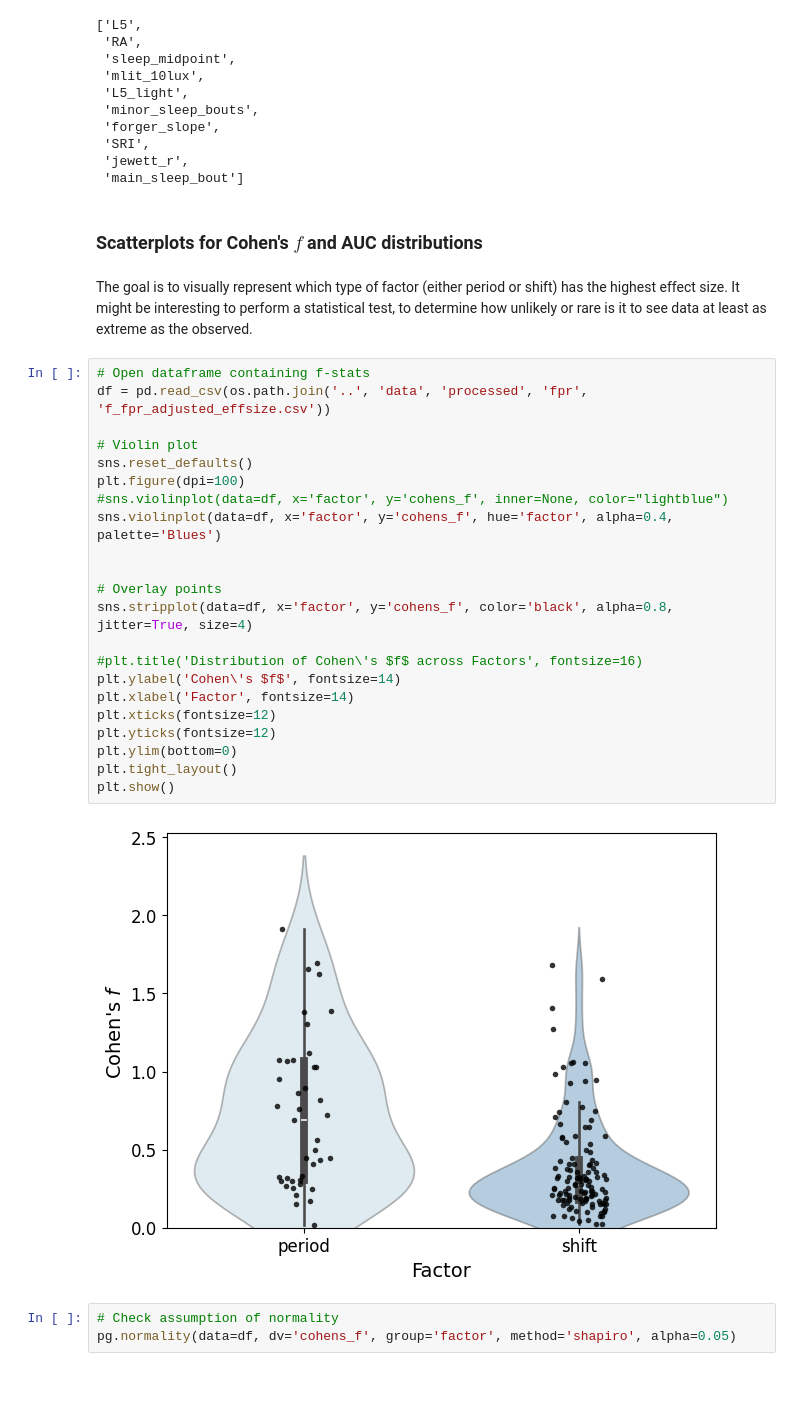
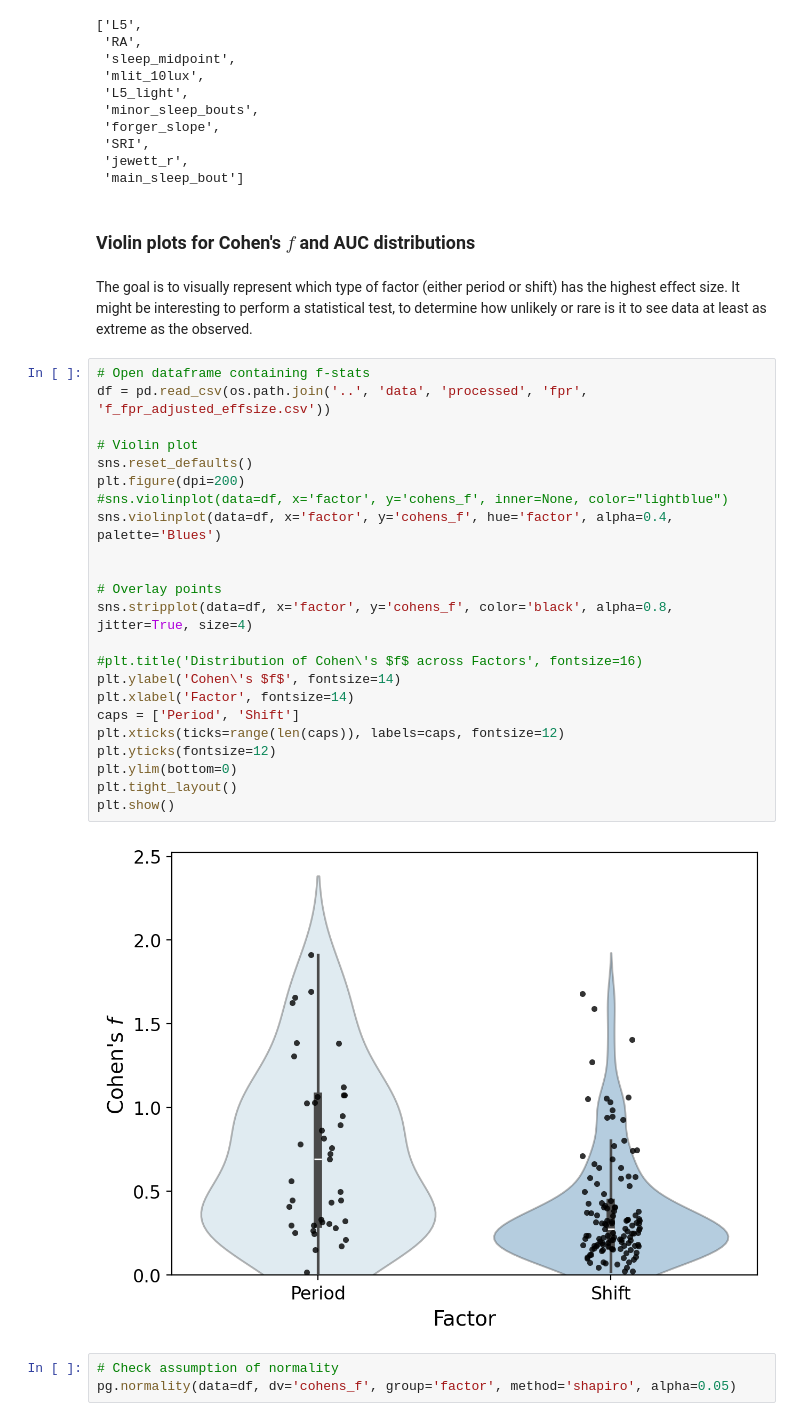
Before and after one commit to djmarques/circStudio, a Jupyter notebook: notebooks/submarine_project/submarine_analysis.ipynb, the cells around one changed output. Drawn from its saved outputs; the diff is of its cells as text; blank space fills up the shorter version.

```diff
--- a/notebooks/submarine_project/submarine_analysis.ipynb
+++ b/notebooks/submarine_project/submarine_analysis.ipynb
@@ -2379,33 +2379,34 @@ outdict['s1_s2']
  'jewett_r',
  'main_sleep_bout']
 # %% [markdown]
-### Scatterplots for Cohen's $f$ and AUC distributions
+### Violin plots for Cohen's $f$ and AUC distributions
 # %% [markdown]
 The goal is to visually represent which type of factor (either period or shift) has the highest effect size. It might be interesting to perform a statistical test, to determine how unlikely or rare is it to see data at least as extreme as the observed.
 # %%
 # Open dataframe containing f-stats
 df = pd.read_csv(os.path.join('..', 'data', 'processed', 'fpr', 'f_fpr_adjusted_effsize.csv'))
 
 # Violin plot
 sns.reset_defaults()
-plt.figure(dpi=100)
+plt.figure(dpi=200)
 #sns.violinplot(data=df, x='factor', y='cohens_f', inner=None, color="lightblue")
 sns.violinplot(data=df, x='factor', y='cohens_f', hue='factor', alpha=0.4, palette='Blues')
 
 
 # Overlay points
 sns.stripplot(data=df, x='factor', y='cohens_f', color='black', alpha=0.8, jitter=True, size=4)
 
 #plt.title('Distribution of Cohen\'s $f$ across Factors', fontsize=16)
 plt.ylabel('Cohen\'s $f$', fontsize=14)
 plt.xlabel('Factor', fontsize=14)
-plt.xticks(fontsize=12)
+caps = ['Period', 'Shift']
+plt.xticks(ticks=range(len(caps)), labels=caps, fontsize=12)
 plt.yticks(fontsize=12)
 plt.ylim(bottom=0)
 plt.tight_layout()
 plt.show()
 # %% [output]
-[figure, old version]
+[figure, new version]
 # %%
 # Check assumption of normality
 pg.normality(data=df, dv='cohens_f', group='factor', method='shapiro', alpha=0.05)
```
Also changed, not shown: parts of 3 cells of this notebook, 6 other files.
